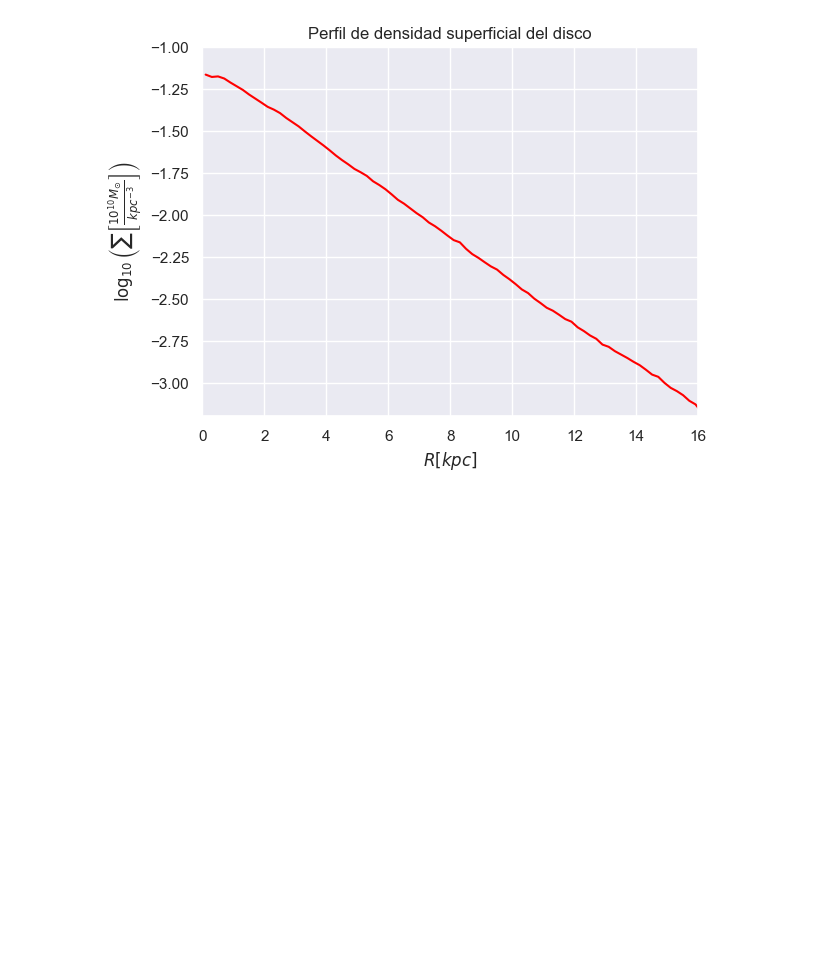
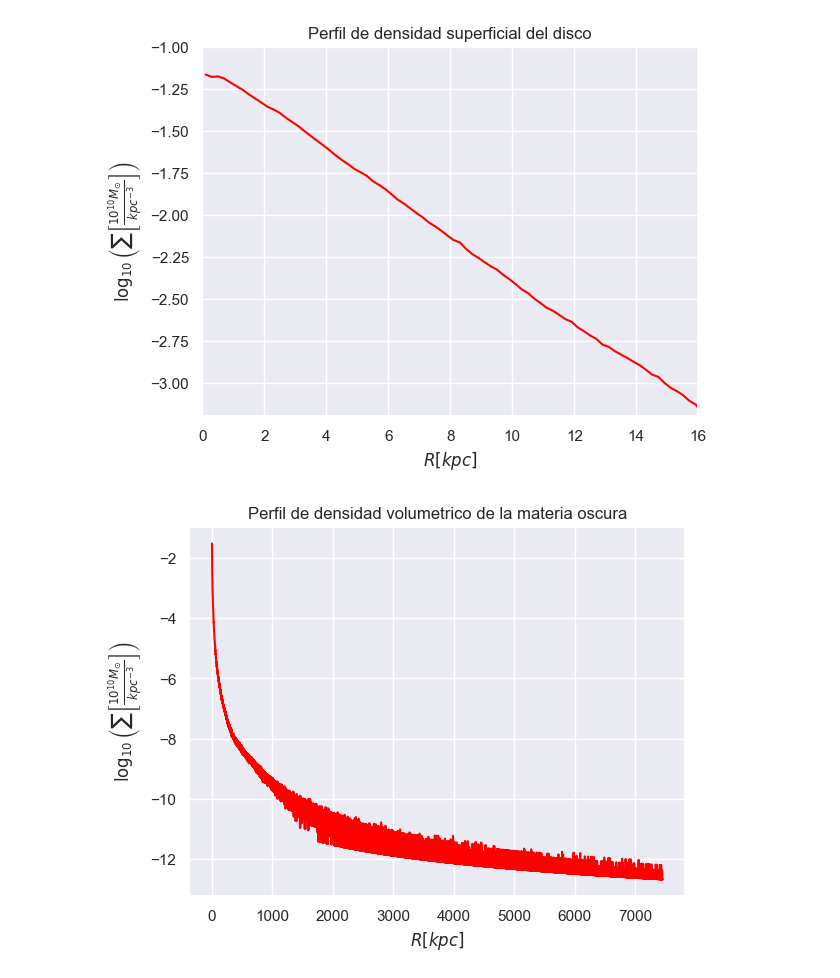
Before and after one commit to sperezp23/Analizador_de_Galaxias, a Jupyter notebook: Ensayos.ipynb, the cells around one changed output. Cells and saved outputs as stored; diff of their text form; code cells hidden in the pictures; blank space fills up the shorter version.

```diff
--- a/Ensayos.ipynb
+++ b/Ensayos.ipynb
@@ -253,3 +253,38 @@ ax.set_ylabel(r'$\log_{10}\left(\sum\left[\frac{10^{10}M_{\odot}}{{kpc}^{-3}}\ri
 plt.show()
 # %% [output]
 [figure]
+# %%
+def calcular_perfil_de_densidad_volumetrico(base_de_datos, delta_r_xyz = 0.2):
+    base_de_datos['r_xyz'] = np.sqrt( base_de_datos.x_f**2 + base_de_datos.y_f**2 + base_de_datos.z_f**2)
+
+    r_xyz_min = base_de_datos.r_xyz.min()
+    r_xyz_max = base_de_datos.r_xyz.max()
+    numero_total_radios_arandelas = np.int32((r_xyz_max - r_xyz_min) / delta_r_xyz)
+
+    radios_arandelas = np.linspace(r_xyz_min, r_xyz_max, numero_total_radios_arandelas)
+    r1 = radios_arandelas[1:]
+    r2 = radios_arandelas[:-1]
+    area_arandelas = (4/3) * np.pi * delta_r_xyz * (r1**2 + r1*r2 + r2**2)
+
+    base_de_datos['intervalo_arandela'] = pd.cut(base_de_datos.r_xyz, bins = radios_arandelas, right=False, labels=np.arange(radios_arandelas.__len__()-1))
+
+    perfil_de_densidad_volumetrico_df = base_de_datos[['masa','intervalo_arandela']].groupby('intervalo_arandela', observed = False).sum()
+    perfil_de_densidad_volumetrico_df['area'] = area_arandelas
+    perfil_de_densidad_volumetrico_df['densidad'] = perfil_de_densidad_volumetrico_df.masa / perfil_de_densidad_volumetrico_df.area
+    perfil_de_densidad_volumetrico_df['densidad_log10'] = np.log10(perfil_de_densidad_volumetrico_df.densidad)
+    perfil_de_densidad_volumetrico_df['radio_medio'] = (r1 + r2)/2
+
+    return perfil_de_densidad_volumetrico_df
+
+perfil_de_densidad_volumetrico_materia_oscura_df = calcular_perfil_de_densidad_volumetrico(materia_oscura_df)
+perfil_de_densidad_volumetrico_bulbo_df = calcular_perfil_de_densidad_volumetrico(bulbo_df)
+# %%
+ax = sns.lineplot(perfil_de_densidad_volumetrico_materia_oscura_df, x='radio_medio', y='densidad_log10', color='red')
+ax.set_title(r'Perfil de densidad volumetrico de la materia oscura')
+# ax.set_xlim((0,7.5))
+# ax.set_ylim((-3.2, -1))
+ax.set_xlabel(r'$R\left[kpc\right]$')
+ax.set_ylabel(r'$\log_{10}\left(\sum\left[\frac{10^{10}M_{\odot}}{{kpc}^{-3}}\right]\right)$')
+plt.show()
+# %% [output]
+[figure, added]
```
Also changed, not shown: parts of 3 cells of this notebook.
